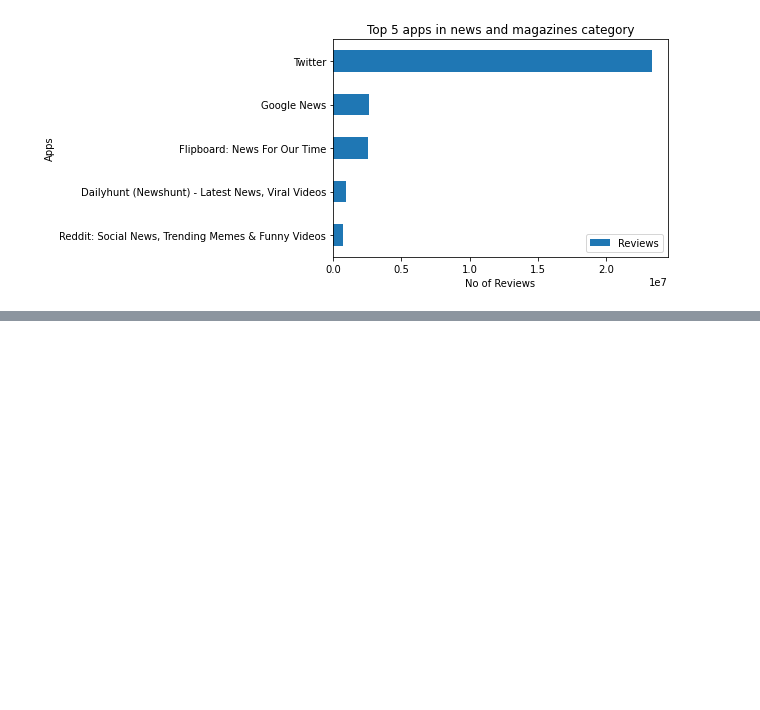
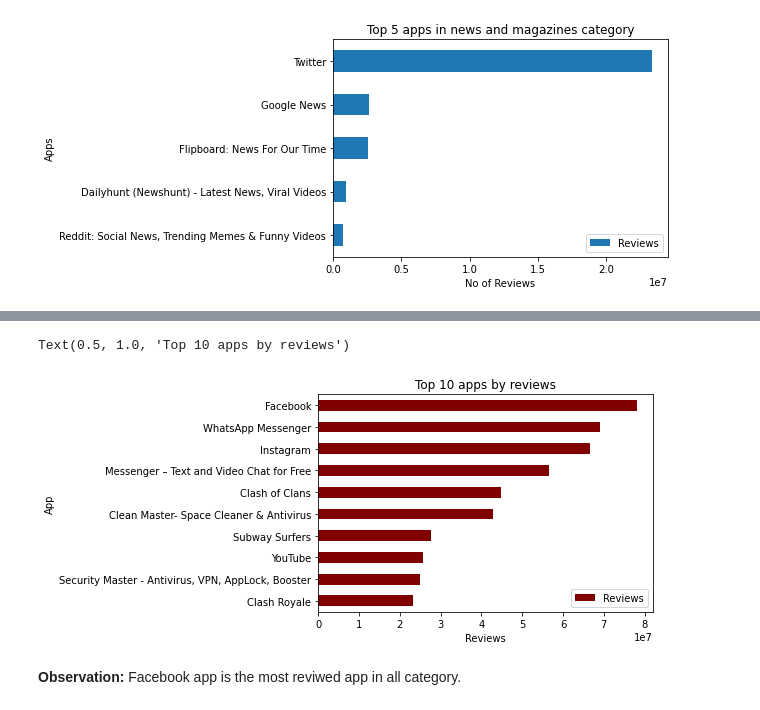
Before and after one commit to mukeshjnv/EDA-on-play-store-apps-data, a Jupyter notebook: EDA_Capson_Project_on_Play_Store_Data.ipynb, the cells around one changed output, grey strips where cells are left out. Drawn from its saved outputs; the diff is of its cells as text; code cells hidden in the pictures; blank space fills up the shorter version.

```diff
--- a/EDA_Capson_Project_on_Play_Store_Data.ipynb
+++ b/EDA_Capson_Project_on_Play_Store_Data.ipynb
@@ -737,0 +764,3 @@ Text(0.5, 1.0, 'Top 5 apps in news and magazines category')
+# %%
+# We observed that some apps have many entries having defferent reviews. So, now group by on apps and aggregate on reviews to obtain single entry.
+top10_apps_by_reviews=app_df.groupby(['App']).agg({'Reviews': np.mean}).sort_values('Reviews',ascending=False).head(10)
@@ -737,0 +782,11 @@ Text(0.5, 1.0, 'Top 5 apps in news and magazines category')
+# %%
+#top10_apps_by_reviews.sort_values('Reviews').plot.barh(color ='maroon')
+top10_apps_by_reviews.sort_values('Reviews').plot.barh(color ='maroon')
+#plt.show()
+plt.xlabel('Reviews')
+plt.title('Top 10 apps by reviews')
+# %% [output]
+Text(0.5, 1.0, 'Top 10 apps by reviews')
+[figure, added]
+# %% [markdown]
+**Observation:** Facebook app  is the most reviwed app in all category.
```
Also changed, not shown: parts of 4 cells of this notebook.
